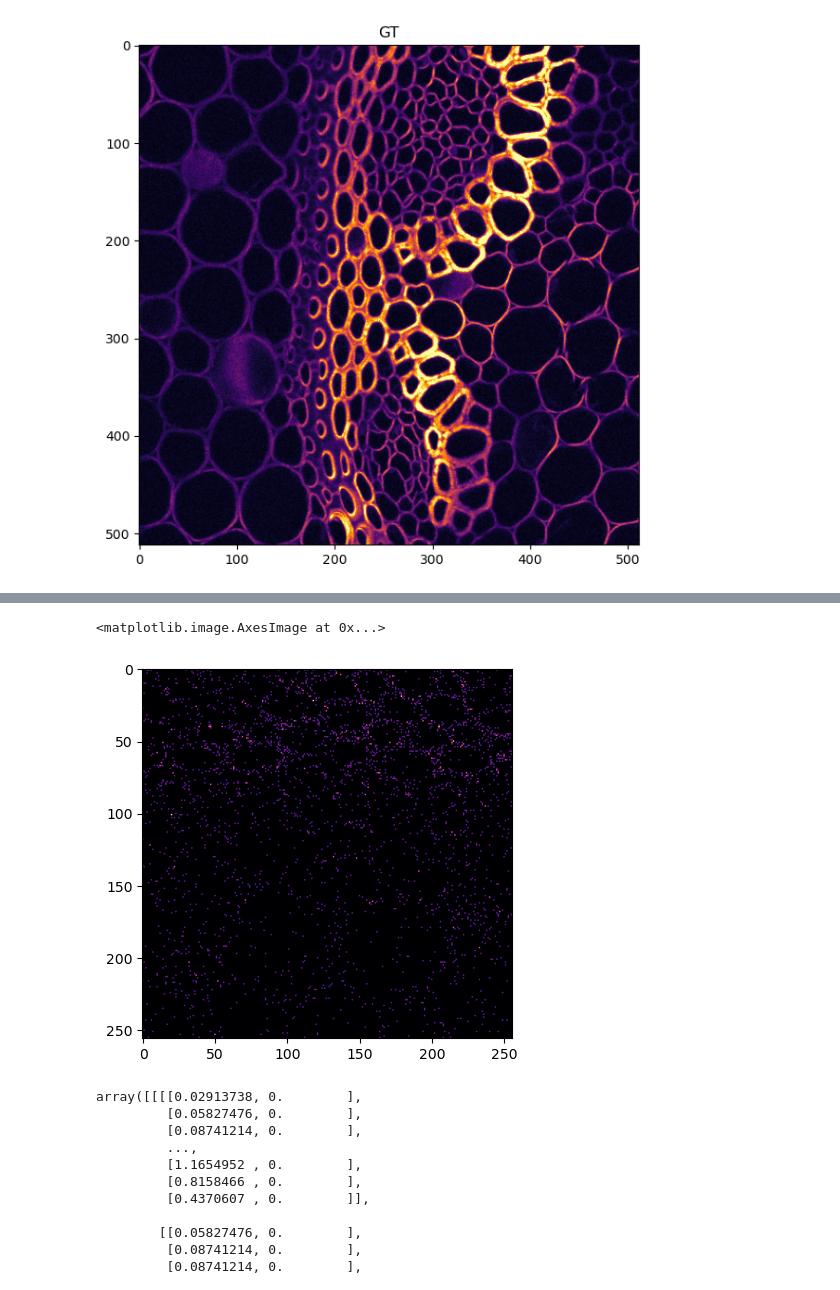
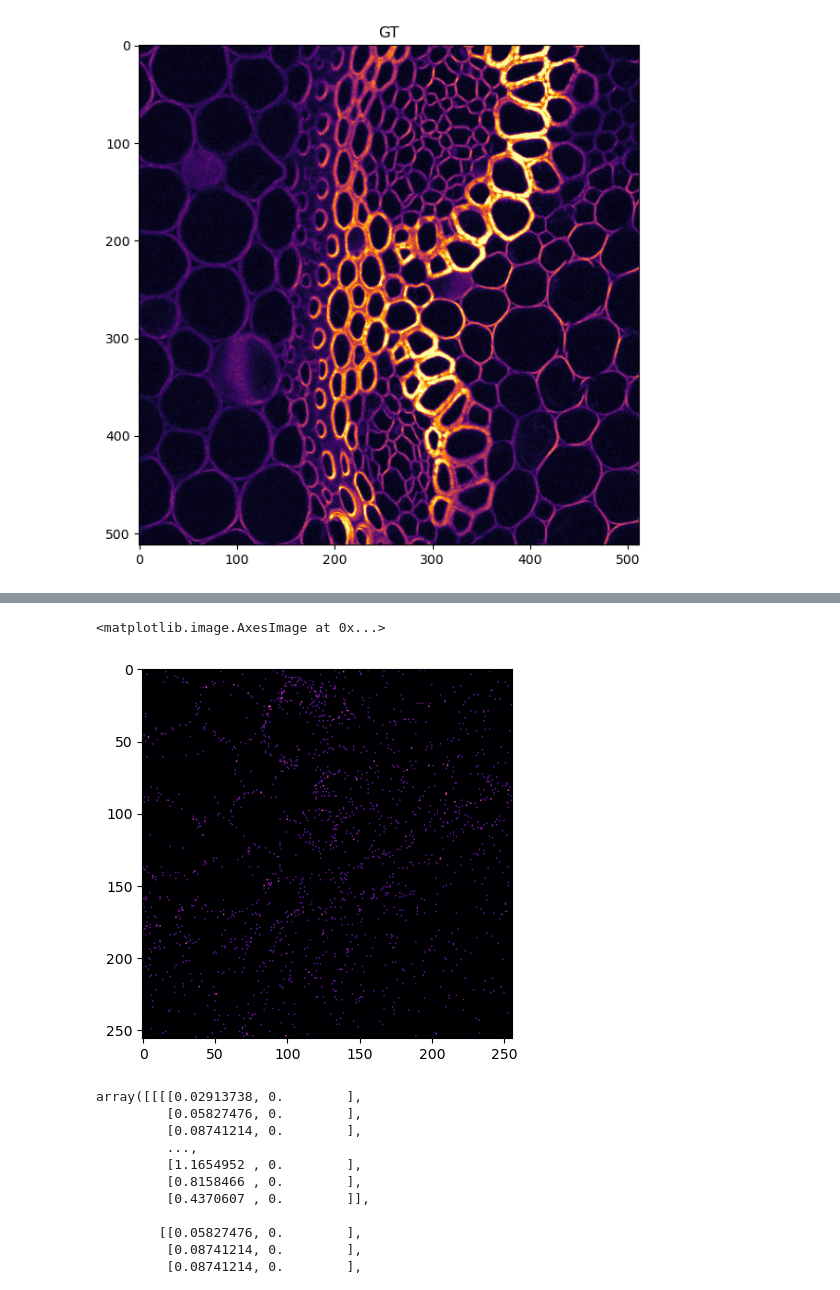
Before and after one commit to ankithsavio/msc-project, a Jupyter notebook: GAP-JAX/examples-jax/test-jax.ipynb, the cells around one changed output, grey strips where cells are left out. Saved outputs shown, nothing was run; the diff lists cells and outputs as text; code cells hidden in the pictures.

```diff
--- a/GAP-JAX/examples-jax/test-jax.ipynb
+++ b/GAP-JAX/examples-jax/test-jax.ipynb
@@ -223,8 +223,8 @@ plt.imshow(img[0, :,:, 0], 'inferno')
 # %%
-plt.imshow(img[0, :,:, 1], 'inferno')
+plt.imshow(img[0, :,:, 1:], 'inferno')
 # %% [output]
 <matplotlib.image.AxesImage at 0x...>
-[figure, old version]
+[figure, new version]
 # %%
 img
 # %% [output]
```
Also changed, not shown: parts of 17 cells of this notebook.
